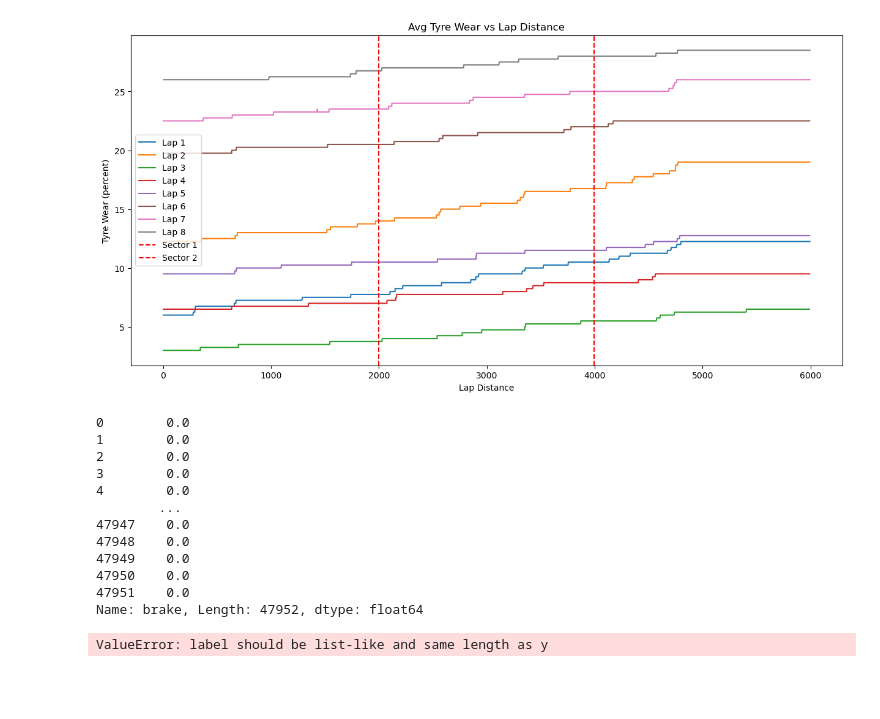
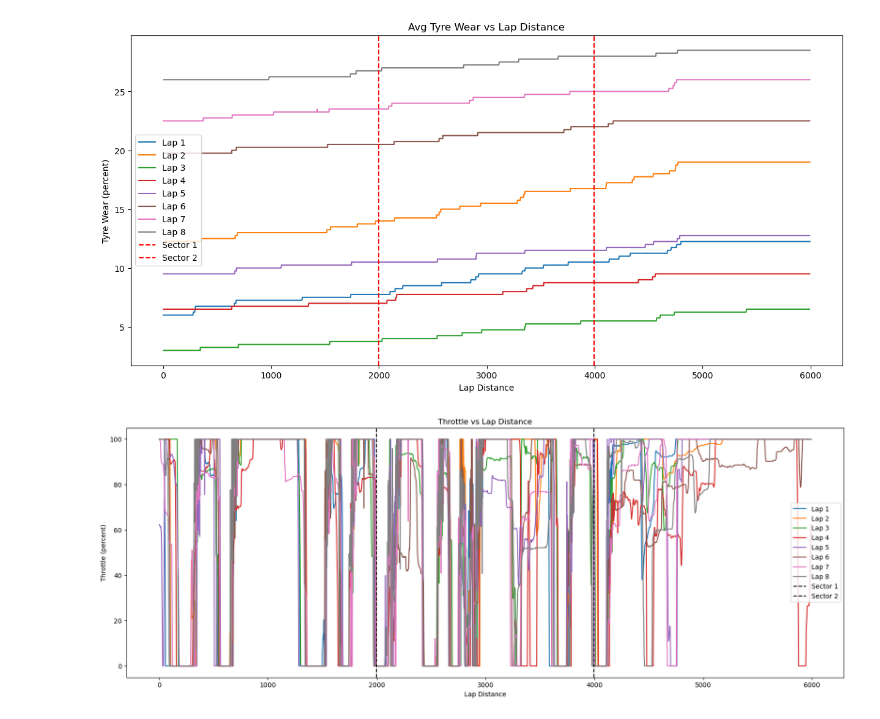
Before and after one commit to Mrugank-Upadhyay/Formula-1-Sim-Telemetry, a Jupyter notebook: practice-fp3-data-analysis.ipynb, the cells around one changed output. Saved outputs shown, nothing was run; the diff lists cells and outputs as text; code cells hidden in the pictures; blank space fills up the shorter version.

Commit message:
created throttle/brake graph, and lap position (track map)

```diff
--- a/practice-fp3-data-analysis.ipynb
+++ b/practice-fp3-data-analysis.ipynb
@@ -314,30 +304,35 @@ plt.show()
 # %%
 # Let's take a look at the throttle and braking graphs
 # It's actually better to combine both throttle and braking into a single graph so
 # we get the full picture for acceleration and deceleration
+# First though, we'll take a look at the throttle only, over each lap
+# then we can focus on on throttle vs braking on a single lap
 
-throttle_brake_per_lap = data_per_lap.copy()
 
-ax = throttle_brake_per_lap[0].plot(x="lap_distance",
-                        #   y=["tyre_wear_0", "tyre_wear_1", "tyre_wear_2", "tyre_wear_3"],
-                          y = ["throttle", "brake"],
-                          title="Throttle/Brake vs Lap Distance",
-                          label = "Lap 1",
-                        #   label=["Lap 1 Tyre Wear FR", "Lap 1 Tyre Wear FL", "Lap 1 Tyre Wear RR", "Lap 1 Tyre Wear RL"],
-                          xlabel="Lap Distance", ylabel=f"Throttle/Brake (percent)", figsize=(10,7))
+throttle_per_lap = data_per_lap.copy()
 
-# for lap_num, lap_data in enumerate(throttle_brake_per_lap[1::]):
+for lap_df in throttle_per_lap:
+    lap_df["throttle"] = lap_df["throttle"].transform(lambda x: x * 100 if x <= 1.0 else x)
+
+ax = throttle_per_lap[0].plot(x="lap_distance",
+                          # y = ["throttle", "brake"],
+                          y="throttle",
+                          title="Throttle vs Lap Distance",
+                          # label = ["Lap 1 Throttle", "Lap 1 Brake"],
+                          label="Lap 1",
+                          xlabel="Lap Distance", ylabel=f"Throttle (percent)", figsize=(20,7))
+
+for lap_num, lap_data in enumerate(throttle_per_lap[1::]):
+    lap_data.plot(x="lap_distance",
+                          # y = ["throttle", "brake"],
+                          y = "throttle",
+                          title="Throttle vs Lap Distance",
+                          # label = [f"Lap {lap_num} Throttle", f"Lap {lap_num} Brake"],
+                          label=f"Lap {lap_num + 2}",
+                          xlabel="Lap Distance", ylabel=f"Throttle (percent)", figsize=(20,7), ax=ax)
+plt.axvline(x=max_bin_index/3, color="black", linestyle="--", label="Sector 1")
+plt.axvline(x=max_bin_index/3 * 2, color="black", linestyle="--", label="Sector 2")
+plt.legend()
+plt.show()
 # %% [output]
-0        0.0
-1        0.0
-2        0.0
-3        0.0
-4        0.0
-        ...
-47947    0.0
-47948    0.0
-47949    0.0
-47950    0.0
-47951    0.0
-Name: brake, Length: 47952, dtype: float64
-ValueError: label should be list-like and same length as y
+[figure, added]
```
Also changed, not shown: parts of 7 cells of this notebook.
